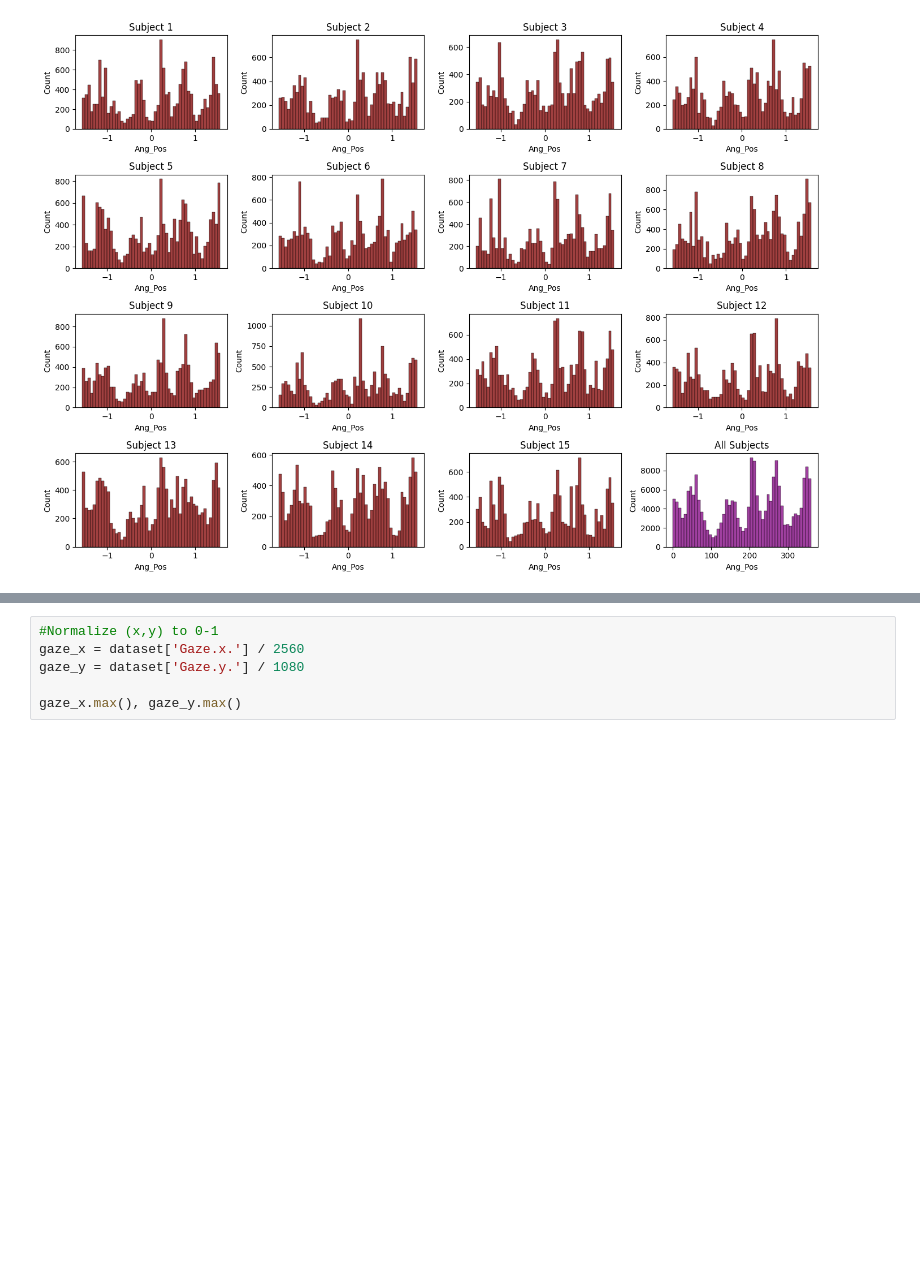
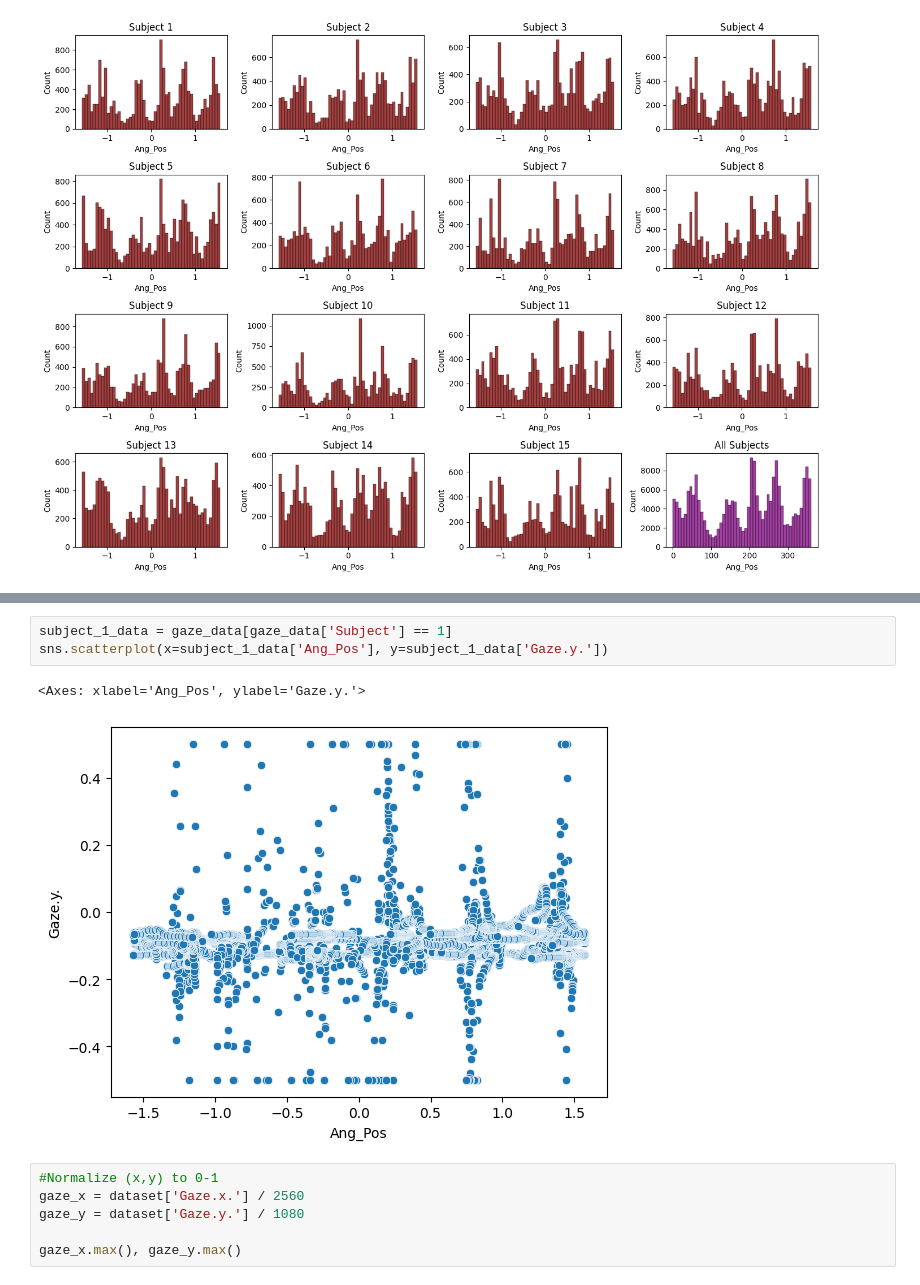
Before and after one commit to jerrymhuang/DreamDrone, a Jupyter notebook: FinalProject/exploration/hierarchical_gaze.ipynb, the cells around one changed output, grey strips where cells are left out. Drawn from its saved outputs; the diff is of its cells as text; blank space fills up the shorter version.

```diff
--- a/FinalProject/exploration/hierarchical_gaze.ipynb
+++ b/FinalProject/exploration/hierarchical_gaze.ipynb
@@ -136,3 +146,9 @@ plot_gaze_by_axis('Ang_Pos')
+# %%
+subject_1_data = gaze_data[gaze_data['Subject'] == 1]
+sns.scatterplot(x=subject_1_data['Ang_Pos'], y=subject_1_data['Gaze.y.'])
+# %% [output]
+<Axes: xlabel='Ang_Pos', ylabel='Gaze.y.'>
+[figure, added]
 # %%
 #Normalize (x,y) to 0-1
 gaze_x = dataset['Gaze.x.'] / 2560
```
Also changed, not shown: parts of 3 cells of this notebook.
